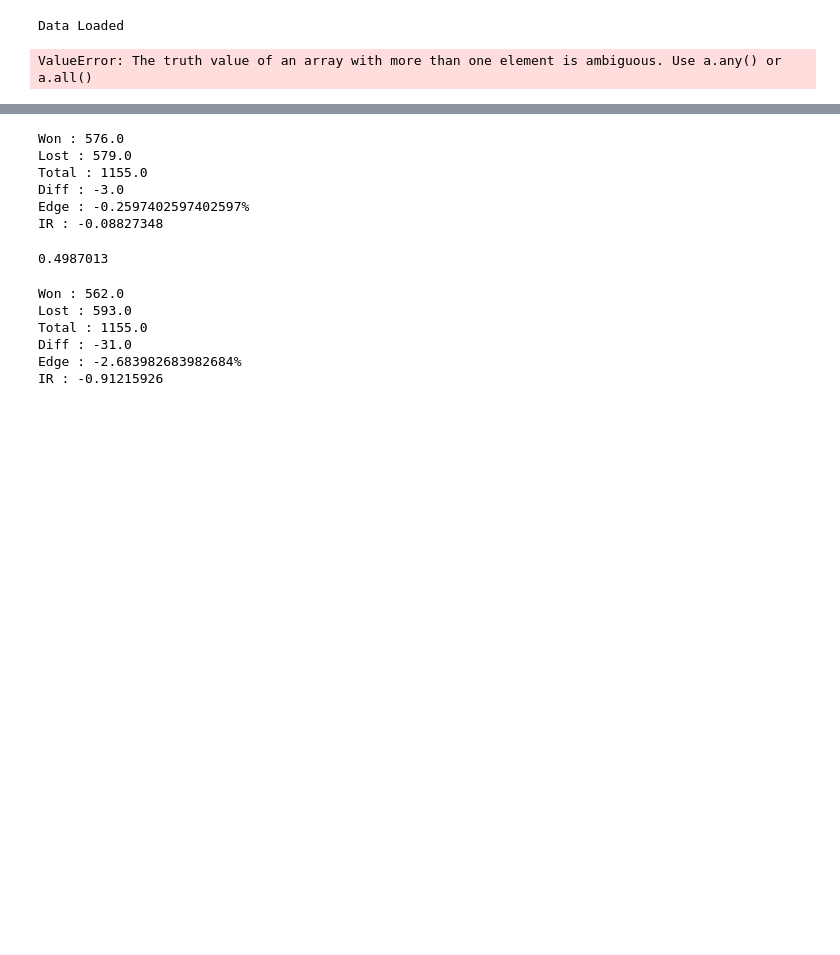
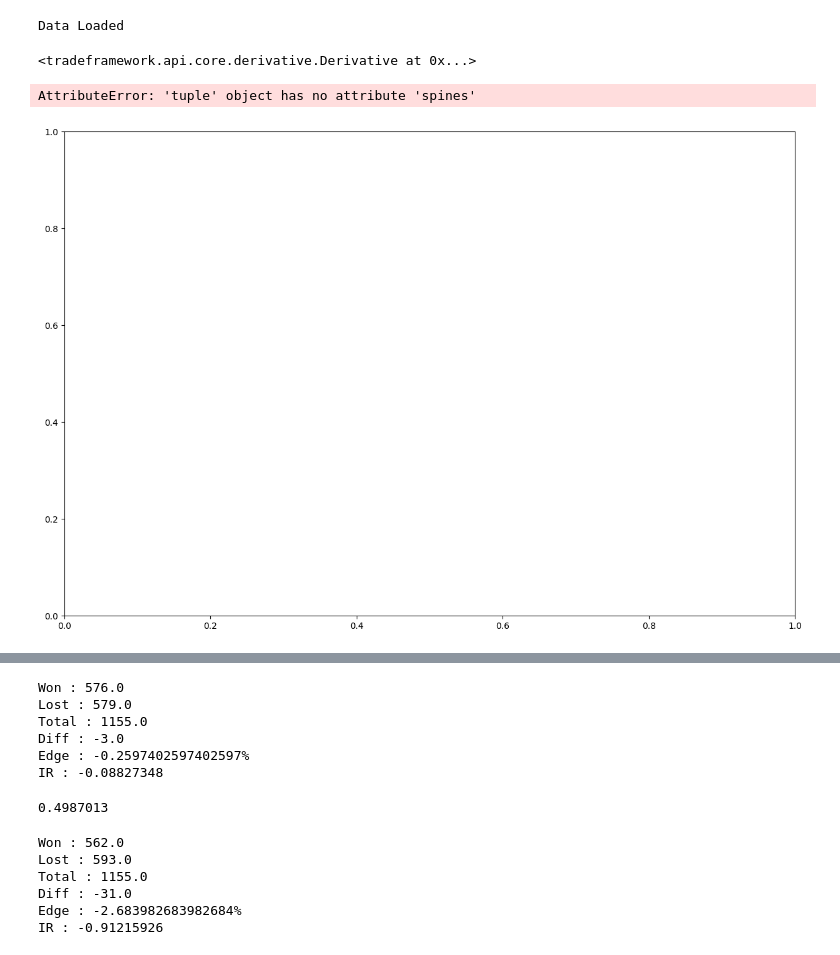
Before and after one commit to cwilko/tradeframework-models, a Jupyter notebook: samples/Sandbox.ipynb, the cells around one changed output, grey strips where cells are left out. Drawn from its saved outputs; the diff is of its cells as text; code cells hidden in the pictures; blank space fills up the shorter version.

```diff
--- a/samples/Sandbox.ipynb
+++ b/samples/Sandbox.ipynb
@@ -103,7 +106,7 @@ p = env.createDerivative("MyPortfolio", weightGenerator=env.createOptimizer("Equ
 env.setPortfolio(p)
 
 # Create baseline as an unweighted asset
-baseline = env.createDerivative("Baseline Signal", weightGenerator=env.createModel("BuyAndHold", opts={"barOnly": False}))
+baseline = env.createDerivative("Baseline Signal", weightGenerator=env.createModel("BuyAndHold", opts={"barOnly": True}))
 baseline.addStoredAsset(["DOW"])
 p.addAsset(baseline, weighted=False)
 
@@ -118,21 +121,25 @@ baseline3.addStoredAsset(["DOW"])
 #p.addAsset(baseline3, weighted=False)
 
 # BuyAndHold
-""" p.addAsset(
+p.addAsset(
     env.createDerivative(
         "BuyAndHold",
         weightGenerator=env.createModel(
             "BuyAndHold",
             #opts={"start":"19:00", "end":"20:00", "barOnly": True}
-            opts={"barOnly": False}
+            opts={"barOnly": True}
+        )).addStoredAsset(["DOW"]))
+
+# ARIMA
+""" p.addAsset(
+    env.createDerivative(
+        "ARIMA",
+        weightGenerator=env.createModel(
+            "ARIMA",
+            modelModule="tradeframework.models.remote",
+            opts={"AR":4, "I":1, "MA":2, "window":5*4*3, "fit":"inSample", "barOnly": True}
         )).addStoredAsset(["DOW"]))
  """
-# ARIMA
-p.addAsset(
-    env.createDerivative(
-        "ARIMA",
-        weightGenerator=ARIMA(env, AR=1, I=1, MA=3, window=24*5*4*3, fit="inSample", params=params, barOnly=True)).addStoredAsset(["DOW"]))
-
 # ML Model
 #p.addAsset(
 #    env.createDerivative(
@@ -146,4 +153,4 @@ p.addAsset(
 # Feed data into the portfolio
 env.refresh()
 # %% [output]
-ValueError: The truth value of an array with more than one element is ambiguous. Use a.any() or a.all()
+<tradeframework.api.core.derivative.Derivative at 0x...>
@@ -151,0 +157,9 @@ params = p.assets[1].weightGenerator.result.params
+# %%
+im = InsightManager(p)
+#im.addInsightGenerator(im.createInsightGenerator("TimeSeriesPlot"))
+im.addInsightGenerator(im.createInsightGenerator("CorrelationMap", opts={"baseline":p.assets[0]}))
+
+results = im.generateInsights()
+# %% [output]
+AttributeError: 'tuple' object has no attribute 'spines'
+[figure, added]
```
Also changed, not shown: parts of 24 cells of this notebook, 6 other files.
